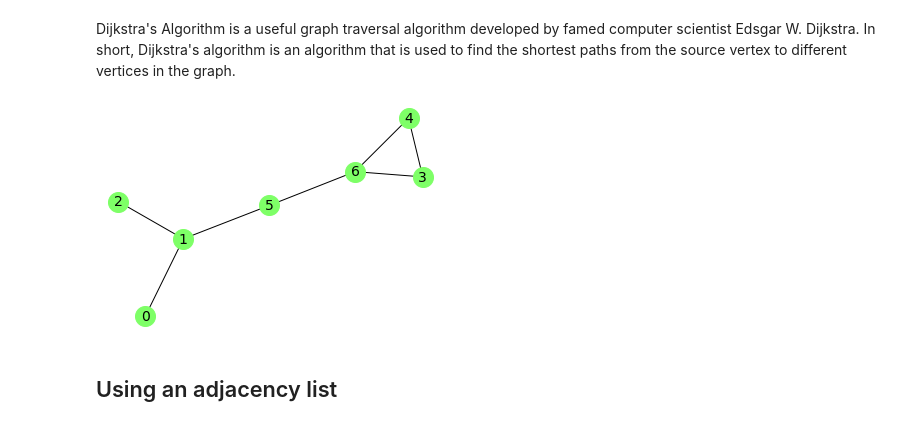
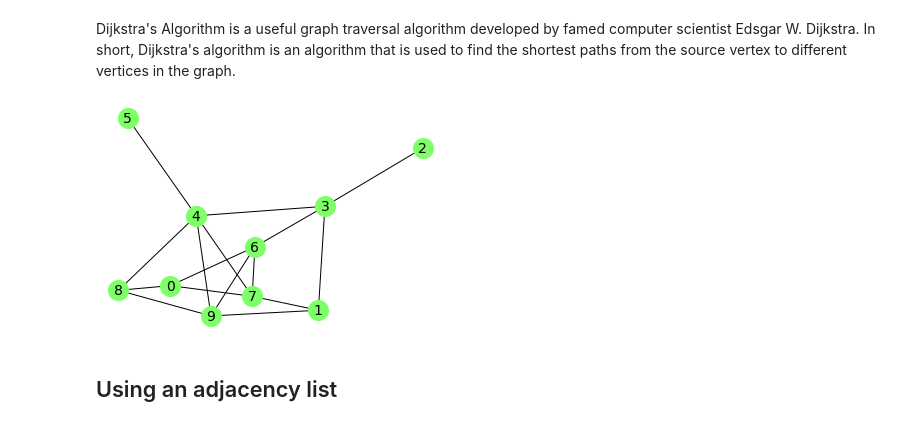
Before and after one commit to eytanohana/Graph-Algorithms, a Jupyter notebook: Dijkstras-Algo.ipynb, the cells around one changed output. Cells and saved outputs as stored; diff of their text form; code cells hidden in the pictures.

Commit message:
create random graph

```diff
--- a/Dijkstras-Algo.ipynb
+++ b/Dijkstras-Algo.ipynb
@@ -7,18 +7,11 @@ import networkx as nx
 import matplotlib.pyplot as plt
 import numpy as np
 from helper import draw_graph, clear_marks
-# %%
-G = nx.Graph()
-G.add_edge(0, 1)
-G.add_edge(1, 2)
-G.add_edge(3, 4)
-G.add_edge(1, 5)
-G.add_edge(3, 6)
-G.add_edge(4, 6)
-G.add_edge(5, 6)
-draw_graph(G)
-# %% [output]
-[figure, removed]
+# %%
+G = nx.erdos_renyi_graph(10, 0.3)
+draw_graph(G)
+# %% [output]
+[figure, added]
 # %% [markdown]
 ## Using an adjacency list
 # %%
```
Also changed, not shown: parts of 3 cells of this notebook.
